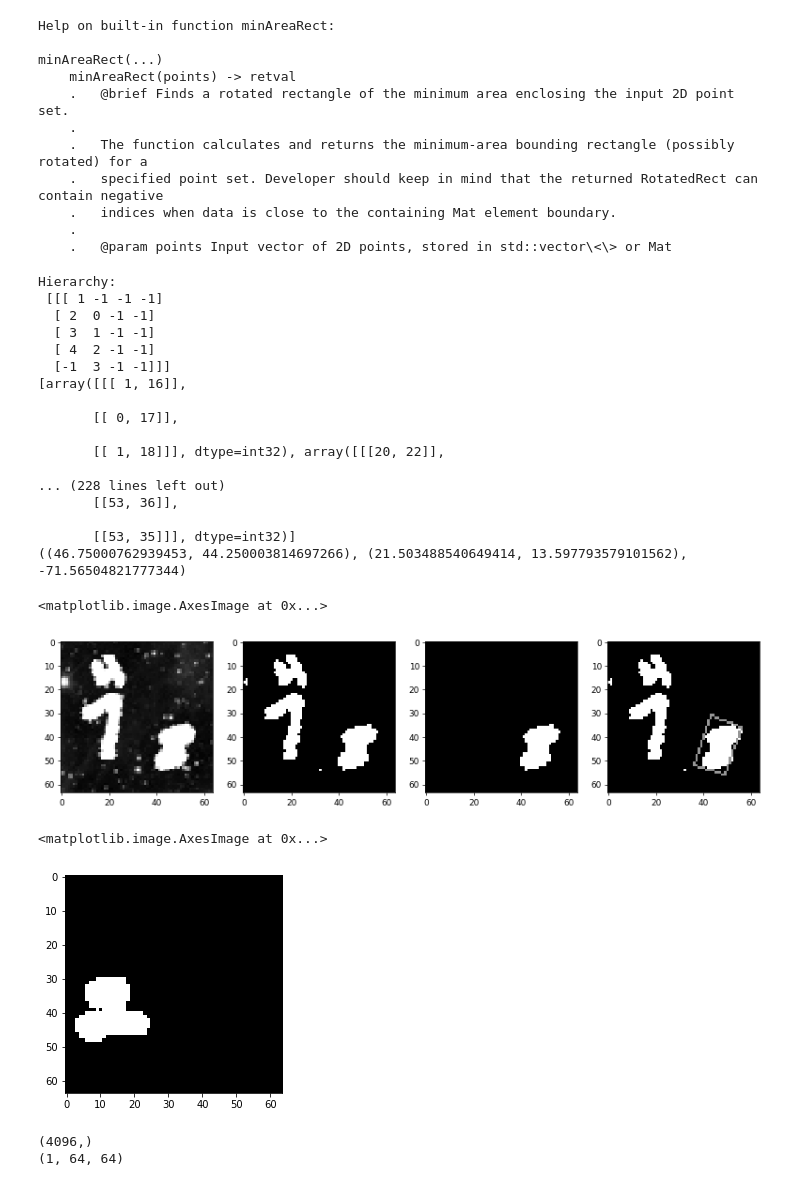
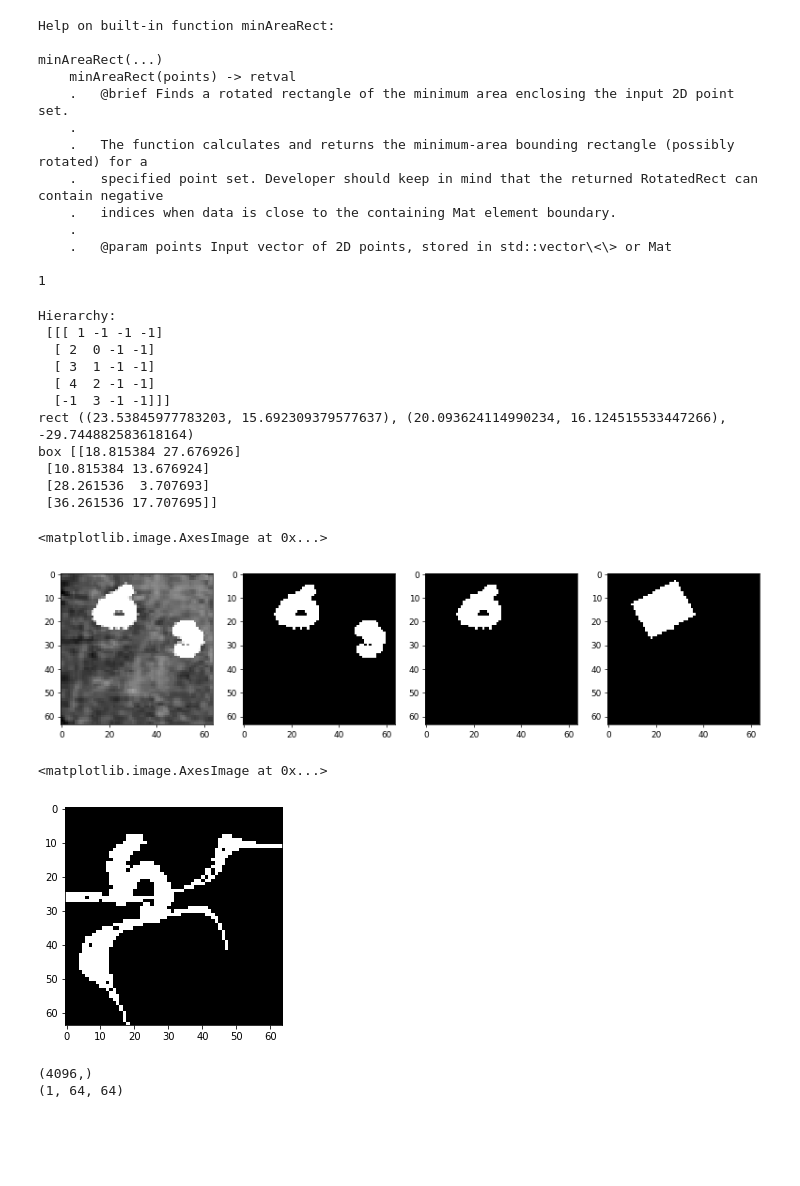
Before and after one commit to vivekster12/kaggle-MNIST, a Jupyter notebook: Preprocessing.ipynb, the cells around one changed output. Cells and saved outputs as stored; diff of their text form; code cells hidden in the pictures; blank space fills up the shorter version.

Commit message:
Finish? finding the number with largest bounding box, might want to check out this commit to get graphs

```diff
--- a/Preprocessing.ipynb
+++ b/Preprocessing.ipynb
@@ -17,6 +17,7 @@ x_test[x_test>=240]=255
 # %%
 # help(cv2.drawContours)
 help(cv2.minAreaRect)
+print(cv2.RETR_LIST)
 # %% [output]
 Help on built-in function minAreaRect:
 
@@ -29,9 +30,11 @@ minAreaRect(...)
     .   indices when data is close to the containing Mat element boundary.
     .
     .   @param points Input vector of 2D points, stored in std::vector\<\> or Mat
+
+1
 # %%
-imageNum = 2501
-# imageNum = 2504
+# imageNum = 2501
+imageNum = 5001
 xImgFiltTest = x_test.reshape(-1,64,64)
 xImgOrgTest = x_originals.reshape(-1,64,64)
 
@@ -43,54 +46,57 @@ plt.imshow(imageOrg, cmap='gray')
 a = fig.add_subplot(1,4,2)
 plt.imshow(imageFilt, cmap='gray')
 
 
 ret, thresh = cv2.threshold(imageFilt,127,255,cv2.THRESH_BINARY)
 contourImage, contours, hierarchy = cv2.findContours(thresh,1,2)
 # print('Contours: \n', contours)
 print('Hierarchy: \n', hierarchy)
 
-cnt=contours[0]
+cnt=contours[3]
 # print('cnt', cnt)
-largest_areas = sorted(contours, key=cv2.minAreaRect)
-print(largest_areas)
+largest_areas = sorted(contours, key=lambda cont: cv2.minAreaRect(cont)[1][0]*cv2.minAreaRect(cont)[1][1])
+# largest_areas = sorted(contours, key=cv2.contourArea)
+# print(largest_areas)
 # print(contours)
 cnt=largest_areas[-1]
 
 rect=cv2.minAreaRect(cnt)
-print(rect)
+
+
+print('rect',rect)
 box = cv2.boxPoints(rect)
-# print('box', box)
+print('box', box)
 box = np.int0(box)
+poly = np.array([box], dtype=np.int32)
+mask = np.zeros(imageFilt.shape, np.uint8)
+cv2.fillPoly(mask, poly, 255)
 # print('npbox', box)
-mask = np.zeros(imageFilt.shape, np.uint8)
-largestImage = cv2.drawContours(mask, [largest_areas[-1]], 0, (255,0,0,0), -1)
+
+cv2.drawContours(mask, [cnt], 0, (255,255,255,255), -1)
+removed = cv2.add(imageFilt, mask)
+
+testing = cv2.bitwise_and(imageFilt, mask)
 
 a = fig.add_subplot(1,4,3)
-plt.imshow(largestImage, cmap='gray')
+plt.imshow(testing, cmap='gray')
 
 contoursImage = cv2.drawContours(imageFilt, [box], 0, (150,0,255),1)
 a = fig.add_subplot(1,4,4)
-plt.imshow(contoursImage, cmap='gray')
+plt.imshow(mask, cmap='gray')
 # %% [output]
 Hierarchy:
  [[[ 1 -1 -1 -1]
   [ 2  0 -1 -1]
   [ 3  1 -1 -1]
   [ 4  2 -1 -1]
   [-1  3 -1 -1]]]
-[array([[[ 1, 16]],
-
-       [[ 0, 17]],
-
-       [[ 1, 18]]], dtype=int32), array([[[20, 22]],
-
-... (228 lines left out)
-       [[53, 36]],
-
-       [[53, 35]]], dtype=int32)]
-((46.75000762939453, 44.250003814697266), (21.503488540649414, 13.597793579101562), -71.56504821777344)
+rect ((23.53845977783203, 15.692309379577637), (20.093624114990234, 16.124515533447266), -29.744882583618164)
+box [[18.815384 27.676926]
+ [10.815384 13.676924]
+ [28.261536  3.707693]
+ [36.261536 17.707695]]
 <matplotlib.image.AxesImage at 0x...>
-[figure, old version]
+[figure, new version]
 # %%
 connectivity = 4
 imgOriginal = xImgFiltTest[imageNum].astype('uint0')
@@ -112,7 +118,7 @@ preprocessed_img[labels == max_label] = 255
 plt.imshow(preprocessed_img, cmap='gray')
 # %% [output]
 <matplotlib.image.AxesImage at 0x...>
-[figure, old version]
+[figure, new version]
 # %%
 filteredX_test = x_test
 filteredX_test[filteredX_test<240] = 0
```
